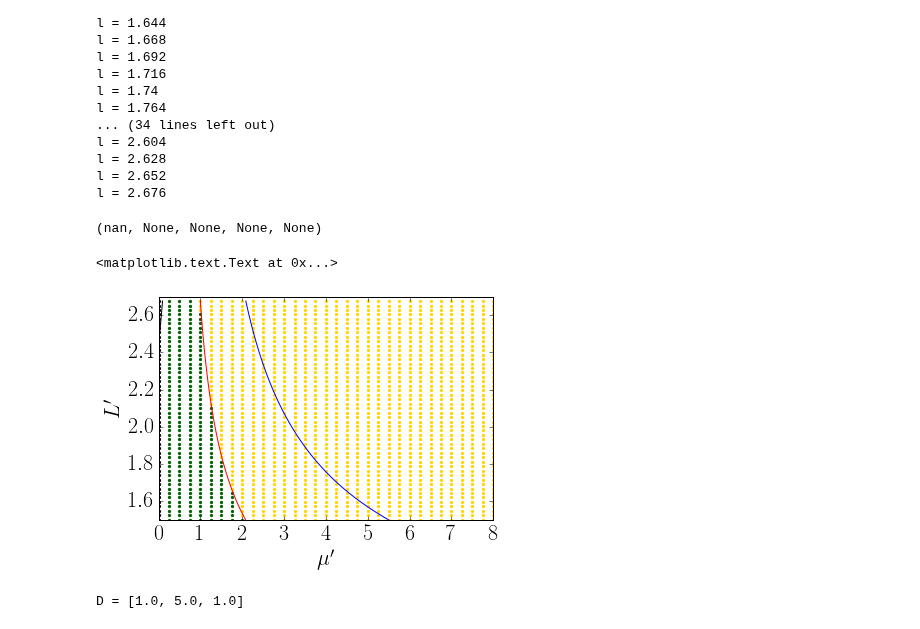
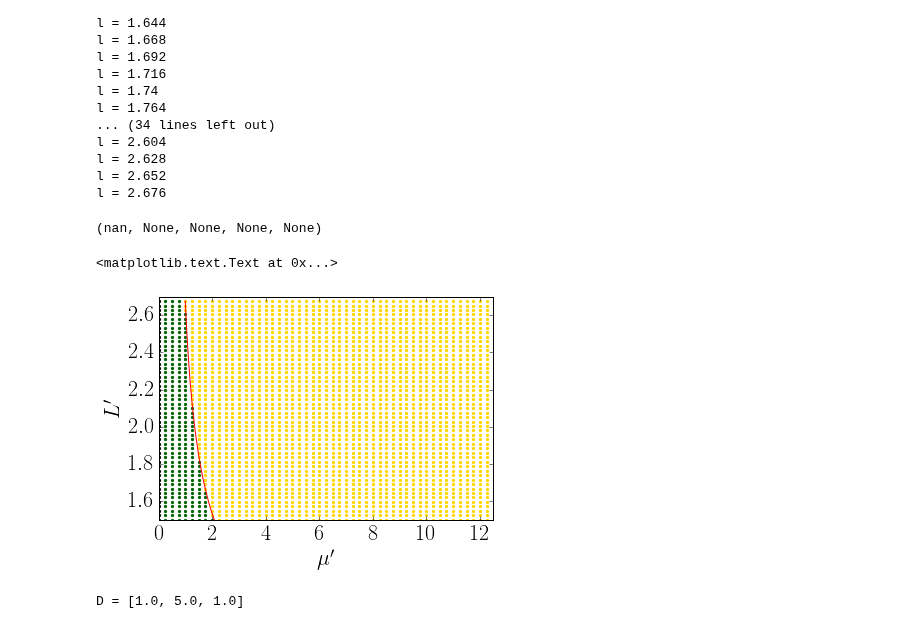
Before and after one commit to reand705/IGP, a Jupyter notebook: Method_Of_LinesIGP.ipynb, the cells around one changed output. Cells and saved outputs as stored; diff of their text form; code cells hidden in the pictures.

Commit message:
Agora as linhas dos mu_i's são plotadas corretamente. Lembrar dos limites do plots caso gamma = 0.5 ou gamma = 1.5 é chato. Automatizar depois de definir os parâmetros?

```diff
--- a/Method_Of_LinesIGP.ipynb
+++ b/Method_Of_LinesIGP.ipynb
@@ -461,6 +461,7 @@ l = 2.676
 #Parte 2) Verifique onde as populações sobrevivem e plote!
 #USAR FILL_BETWEEN DEPOIS?
 epsilon = 10E-8
+L = [1.5 + 0.024*j for j in range(0,Nl)]
 MU1 = np.zeros(Nl)
 MU2 = np.zeros(Nl)
 MU3 = np.zeros(Nl)
@@ -477,71 +478,57 @@ for i in range (0,Nl):
     MU4[i] = mu_4()
 
     for j in range(0,Nmu):
         if Rfinal[i,j] > epsilon:
             if C1final[i,j] > epsilon:
                 if C2final[i,j] > epsilon:
                     plt.scatter(MU[j],L[i],marker = '.',color = 'purple') #coexistência
                 else:
                     plt.scatter(MU[j],L[i],marker = '.',color = 'deepskyblue') #R, C1
             elif C2final[i,j] > epsilon:
                 plt.scatter(MU[j],L[i],marker = '.',color = 'gold') #R,C2
             else:
                 plt.scatter(MU[j],L[i],marker = '.',color = 'darkgreen') #R
         else:
             plt.scatter(MU[j],L[i],marker = '.',color = 'black') #No one
-    '''
-    #Escala de cinza
-    for j in range(0,Nmu):
-        if Rfinal[i,j] > epsilon:
-            if C1final[i,j] > epsilon:
-                if C2final[i,j] > epsilon:
-                    plt.scatter(MU[j],L[i],marker = '.',color = (0.25,0.25,0.25)) #coexistência
-                else:
-                    plt.scatter(MU[j],L[i],marker = '.',color = (0.5,0.5,0.5)) #R, C1
-            elif C2final[i,j] > epsilon:
-                plt.scatter(MU[j],L[i],marker = '.',color = (0.0,0.0,0.0)) #R,C2
-            else:
-                plt.scatter(MU[j],L[i],marker = '.',color = (0.75,0.75,0.75)) #R
-        else:
-            plt.scatter(MU[j],L[i],marker = '.',color = (1.0,1.0,1.0)) #No one
-    '''
-'''
-#Mus determinados pelo método variacional
-MU1 = np.zeros(5*Nl)
-MU2 = np.zeros(5*Nl)
-MU3 = np.zeros(5*Nl)
-MU4 = np.zeros(5*Nl)
-L = [0.5 + 0.01*j for j in range(0,5*Nl)]
-for i in range (0,5*Nl):
-    d_1 = 3/(L[i]**2)
-    d_2 = 7/(L[i]**2)
-    d_r = 0/(L[i]**2)
-    MU1[i] = mu_1()
-    MU2[i] = mu_2()
-    MU3[i] = mu_3()
-    MU4[i] = mu_4()
-'''
+
 #Mu_i's
-plt.plot(MU1,L,color = 'blue')
-plt.plot(MU2,L,color = 'magenta')
-plt.plot(MU3,L,color = 'black')
-plt.plot(MU4,L,color = 'red')
+if gamma < 1 and (D2/m - D1*gamma)*1/(gamma - 1) > 0: #Coexistência se L < Lc
+    newL = [L[i] for i in range(0,Nl) if L[i] < Lc()]
+    plt.plot(MU1[len(newL):],L[len(newL):],color = 'blue')
+    plt.plot(MU2[len(newL):],L[len(newL):],color = 'magenta')
+    plt.plot(MU3[len(newL):],L[len(newL):],color = 'black')
+    plt.plot(MU4[0:len(newL)],newL,color = 'red')
+
+elif gamma < 1:
+    plt.plot(MU1,L,color = 'blue')
+    plt.plot(MU2,L,color = 'magenta')
+    plt.plot(MU3,L,color = 'black')
+
+elif gamma > 1 and (D2/m - D1*gamma)*1/(gamma - 1) > 0: #Coexistência se L > Lc
+    newL = [L[i] for i in range(0,Nl) if L[i] < Lc()]
+    plt.plot(MU1[0:len(newL)],newL,color = 'blue')
+    plt.plot(MU2[0:len(newL)],newL,color = 'magenta')
+    plt.plot(MU3[0:len(newL)],newL,color = 'black')
+    plt.plot(MU4[len(newL):],L[len(newL):],color = 'red')
+
+elif gamma > 1:
+    plt.plot(MU4,L,color = 'red')
 
 #Lc
 plt.axhline(y=Lc(), color='black', linestyle='--')
 d_1 = D1/(Lc()**2)
 d_2 = D2/(Lc()**2)
 d_r = DR/(Lc()**2)
 plt.axvline(x=mu_4(), color='black', linestyle='--')
 print (Lc(),mu_1(),mu_2(),mu_3(),mu_4())
 
-plt.axis([0,8,1.5,2.7]) #Lembrar: gamma = 0.5 -> L [0.8,2.0] mu [0,25]. gamma = 1.5 -> L [1.5,2.7] mu [0,12.5]
+plt.axis([0,12.5,1.5,2.7]) #Lembrar: gamma = 0.5 -> L [0.8,2.0] mu [0,25]. gamma = 1.5 -> L [1.5,2.7] mu [0,12.5]
 plt.xlabel(r"$\mu'$")
 plt.ylabel(r"$L'$")
 # %% [output]
 (nan, None, None, None, None)
 <matplotlib.text.Text at 0x...>
-[figure, old version]
+[figure, new version]
 # %%
 #Oscilações x L
 #Gera os dados para fazer o gráfico L x mu
```
